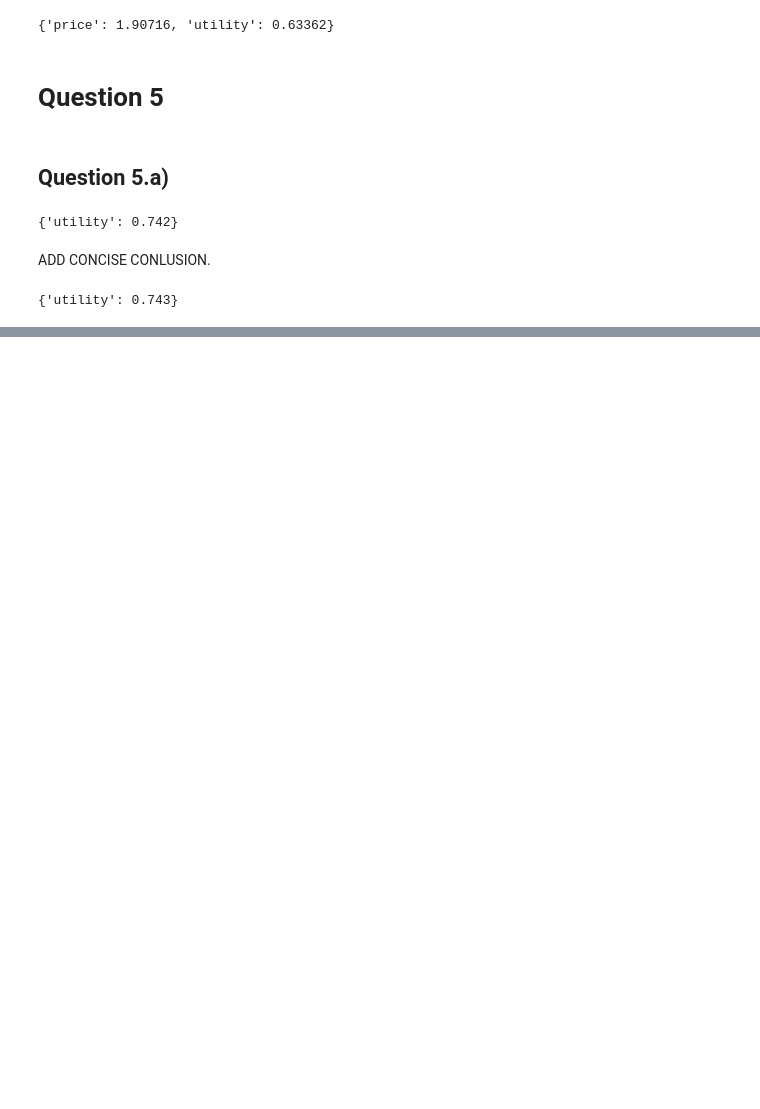
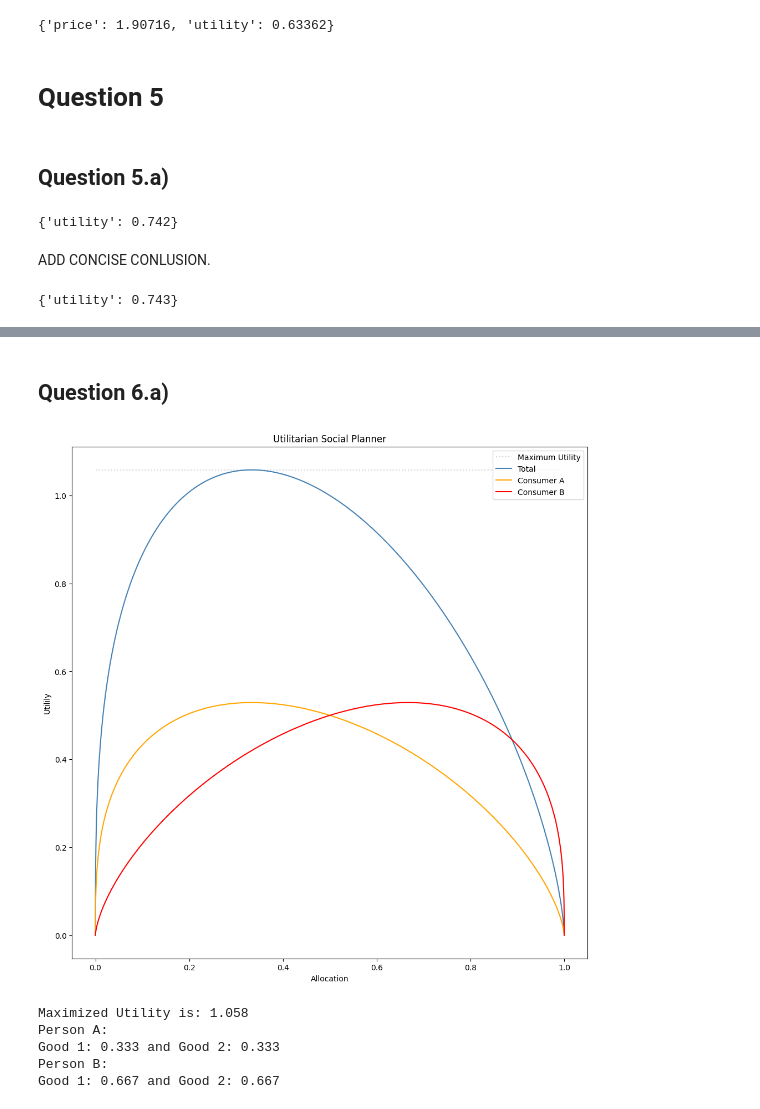
Before and after one commit to Nihandvs196/projects-2024-snakecharmers, a Jupyter notebook: inauguralproject/inauguralproject.ipynb, the cells around one changed output, grey strips where cells are left out. Cells and saved outputs as stored; diff of their text form; code cells hidden in the pictures; blank space fills up the shorter version.

```diff
--- a/inauguralproject/inauguralproject.ipynb
+++ b/inauguralproject/inauguralproject.ipynb
@@ -387,0 +401,76 @@ print(
+# %% [markdown]
+## Question 6.a)
+# %%
+## 1) Define utility
+## functions
+def aggregate_utility(good):
+    utility_a = utility(fraction=alpha, good  = [good] + [1-good])
+    utility_b = utility(fraction=beta,  good  = [1 - good] + [good])
+
+    return (utility_a, utility_b, utility_a + utility_b)
+
+## 2) define space of goods
+## with 10.000 pairs
+good = np.linspace(start=0, stop=1, num = 100000)
+
+## 3) calculate
+## utilities based
+## on the linear space
+## of goods
+utility_a, utility_b, total_utility = aggregate_utility(good)
+# %%
+# 1) initialize
+# the plot
+fig, ax = plt.subplots(
+    figsize=(12, 12)
+)
+
+# 1.1) plot title
+ax.set_title(
+    'Utilitarian Social Planner'
+)
+
+# 2) set label
+# axis
+ax.set_xlabel('Allocation')
+ax.set_ylabel('Utilily')
+ax.hlines(
+    y = np.max(total_utility),
+    xmin= np.min(good),
+    xmax = np.max(good),
+    linestyles="dotted",
+    label = "Maximum Utility",
+    color = "lightgray"
+)
+ax.plot(good, total_utility, color='steelblue', label='Total')
+ax.plot(good, utility_a, color='orange', label='Consumer A')
+ax.plot(1-good, utility_b, color='red', label='Consumer B')
+ax.legend()
+
+plt.show()
+# %% [output]
+[figure, added]
+# %%
+## 1) Locate the maximum
+## utility value
+location = np.argmax(total_utility)
+
+## 2) get the values
+## accordingly
+print(
+    "Maximized Utility is:", str(round(total_utility[location], 3))
+)
+print("Person A:")
+print(
+    f"Good 1: {round(good[location], 3)} and Good 2: {round(good[location], 3)}"
+)
+print("Person B:")
+print(
+    f"Good 1: {round(1-good[location], 3)} and Good 2: {round(1-good[location], 3)}"
+)
+# %% [output]
+Maximized Utility is: 1.058
+Person A:
+Good 1: 0.333 and Good 2: 0.333
+Person B:
+Good 1: 0.667 and Good 2: 0.667
```
Also changed, not shown: parts of 10 cells of this notebook, 1 other file.
